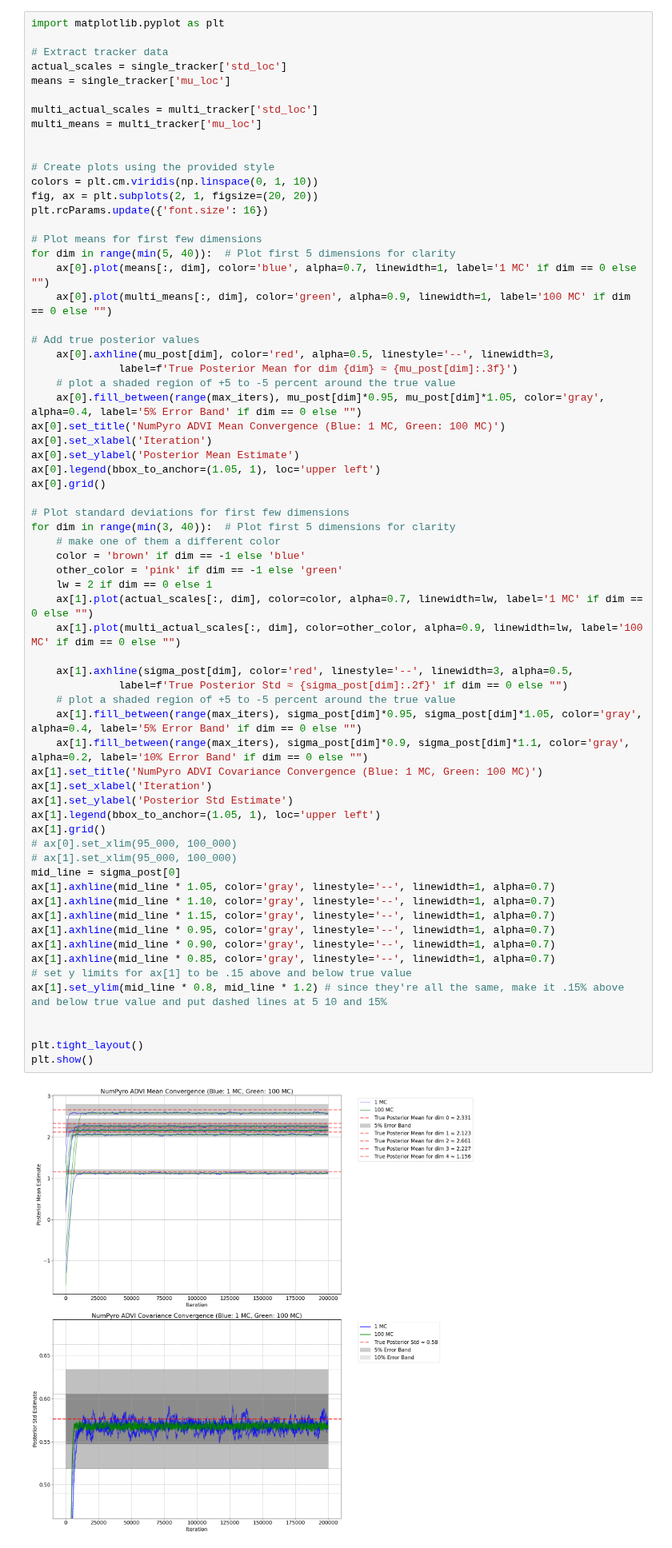
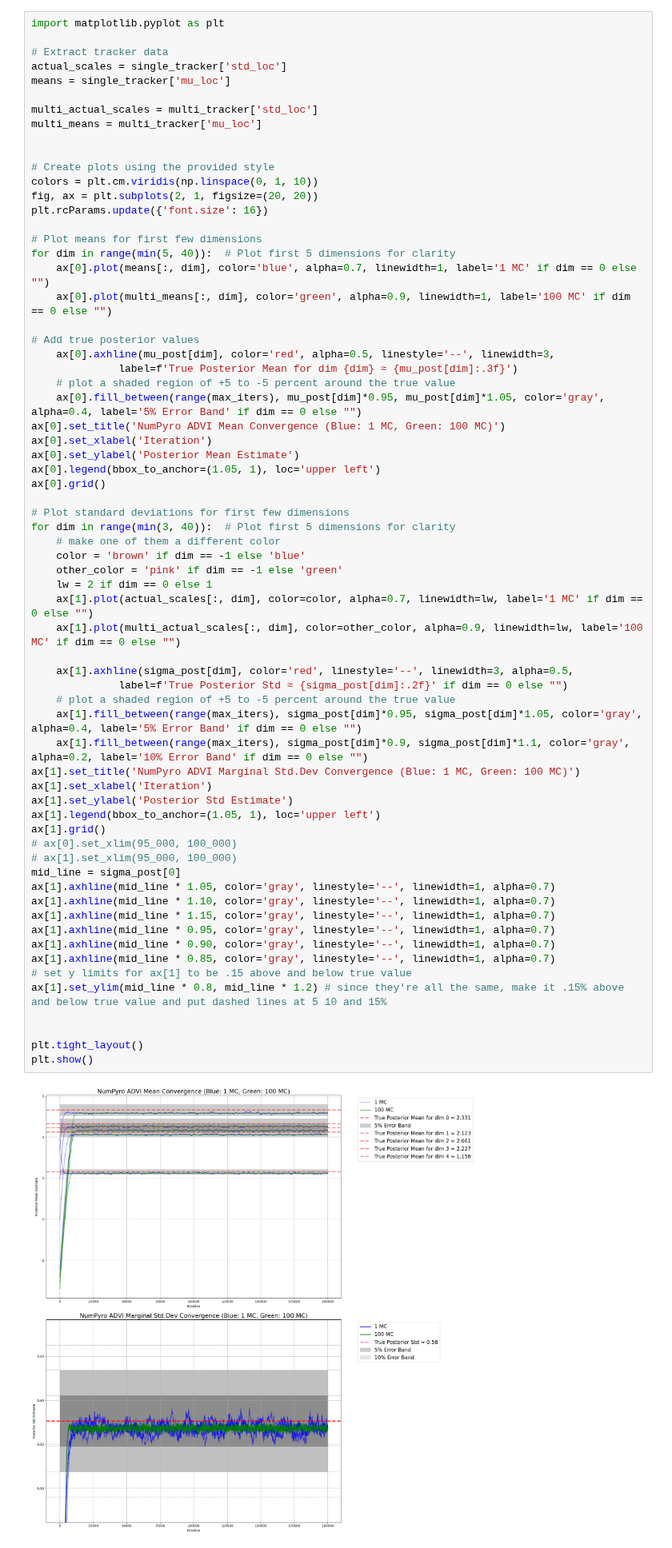
Before and after one commit to madelynandersen/simpleVI, a Jupyter notebook: single_MC/multidim_gaussian_knowncovar/numpyro_highd.ipynb, the cells around one changed output. Shown at 80% size. Saved outputs shown, nothing was run; the diff lists cells and outputs as text.

```diff
--- a/single_MC/multidim_gaussian_knowncovar/numpyro_highd.ipynb
+++ b/single_MC/multidim_gaussian_knowncovar/numpyro_highd.ipynb
@@ -135,32 +147,32 @@ for dim in range(min(3, 40)):  # Plot first 5 dimensions for clarity
     other_color = 'pink' if dim == -1 else 'green'
     lw = 2 if dim == 0 else 1
     ax[1].plot(actual_scales[:, dim], color=color, alpha=0.7, linewidth=lw, label='1 MC' if dim == 0 else "")
     ax[1].plot(multi_actual_scales[:, dim], color=other_color, alpha=0.9, linewidth=lw, label='100 MC' if dim == 0 else "")
 
     ax[1].axhline(sigma_post[dim], color='red', linestyle='--', linewidth=3, alpha=0.5,
               label=f'True Posterior Std ≈ {sigma_post[dim]:.2f}' if dim == 0 else "")
     # plot a shaded region of +5 to -5 percent around the true value
     ax[1].fill_between(range(max_iters), sigma_post[dim]*0.95, sigma_post[dim]*1.05, color='gray', alpha=0.4, label='5% Error Band' if dim == 0 else "")
     ax[1].fill_between(range(max_iters), sigma_post[dim]*0.9, sigma_post[dim]*1.1, color='gray', alpha=0.2, label='10% Error Band' if dim == 0 else "")
-ax[1].set_title('NumPyro ADVI Covariance Convergence (Blue: 1 MC, Green: 100 MC)')
+ax[1].set_title('NumPyro ADVI Marginal Std.Dev Convergence (Blue: 1 MC, Green: 100 MC)')
 ax[1].set_xlabel('Iteration')
 ax[1].set_ylabel('Posterior Std Estimate')
 ax[1].legend(bbox_to_anchor=(1.05, 1), loc='upper left')
 ax[1].grid()
 # ax[0].set_xlim(95_000, 100_000)
 # ax[1].set_xlim(95_000, 100_000)
 mid_line = sigma_post[0]
 ax[1].axhline(mid_line * 1.05, color='gray', linestyle='--', linewidth=1, alpha=0.7)
 ax[1].axhline(mid_line * 1.10, color='gray', linestyle='--', linewidth=1, alpha=0.7)
 ax[1].axhline(mid_line * 1.15, color='gray', linestyle='--', linewidth=1, alpha=0.7)
 ax[1].axhline(mid_line * 0.95, color='gray', linestyle='--', linewidth=1, alpha=0.7)
 ax[1].axhline(mid_line * 0.90, color='gray', linestyle='--', linewidth=1, alpha=0.7)
 ax[1].axhline(mid_line * 0.85, color='gray', linestyle='--', linewidth=1, alpha=0.7)
 # set y limits for ax[1] to be .15 above and below true value
 ax[1].set_ylim(mid_line * 0.8, mid_line * 1.2) # since they're all the same, make it .15% above and below true value and put dashed lines at 5 10 and 15%
 
 
 plt.tight_layout()
 plt.show()
 # %% [output]
-[figure, old version]
+[figure, new version]
```
Also changed, not shown: parts of 2 cells of this notebook, 13 other files.
